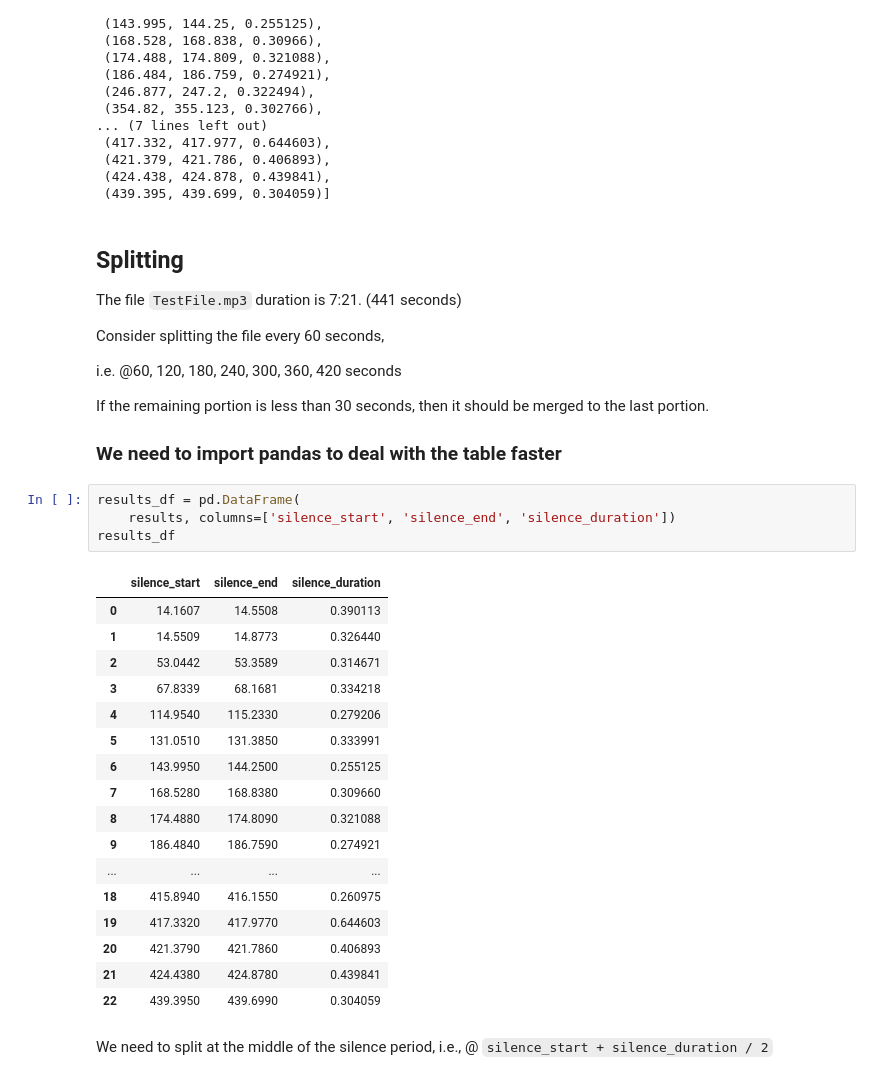
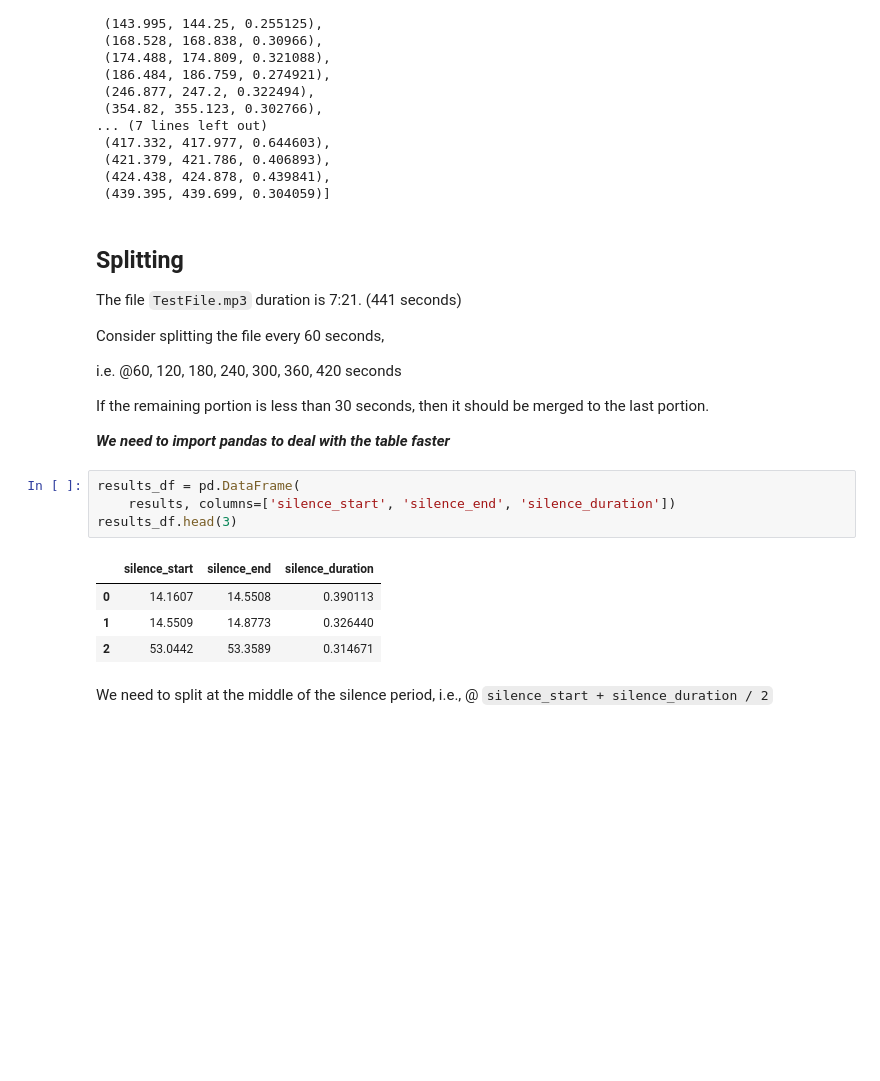
Before and after one commit to drnesr/mp3_splitter, a Jupyter notebook: Splitter.ipynb, the cells around one changed output. Saved outputs shown, nothing was run; the diff lists cells and outputs as text; blank space fills up the shorter version.

```diff
--- a/Splitter.ipynb
+++ b/Splitter.ipynb
@@ -142,29 +143,16 @@ i.e. @60, 120, 180, 240, 300, 360, 420 seconds
 
 If the remaining portion is less than 30 seconds, then it should be merged to the last portion.
 
-### We need to import pandas to deal with the table faster
+***We need to import pandas to deal with the table faster***
 # %%
 results_df = pd.DataFrame(
     results, columns=['silence_start', 'silence_end', 'silence_duration'])
-results_df
+results_df.head(3)
 # %% [output]
 |  | silence_start | silence_end | silence_duration |
 | 0 | 14.1607 | 14.5508 | 0.390113 |
 | 1 | 14.5509 | 14.8773 | 0.326440 |
 | 2 | 53.0442 | 53.3589 | 0.314671 |
-| 3 | 67.8339 | 68.1681 | 0.334218 |
-| 4 | 114.9540 | 115.2330 | 0.279206 |
-| 5 | 131.0510 | 131.3850 | 0.333991 |
-| 6 | 143.9950 | 144.2500 | 0.255125 |
-| 7 | 168.5280 | 168.8380 | 0.309660 |
-| 8 | 174.4880 | 174.8090 | 0.321088 |
-| 9 | 186.4840 | 186.7590 | 0.274921 |
-| ... | ... | ... | ... |
-| 18 | 415.8940 | 416.1550 | 0.260975 |
-| 19 | 417.3320 | 417.9770 | 0.644603 |
-| 20 | 421.3790 | 421.7860 | 0.406893 |
-| 21 | 424.4380 | 424.8780 | 0.439841 |
-| 22 | 439.3950 | 439.6990 | 0.304059 |
 # %% [markdown]
 We need to split at the middle of the silence period,
  i.e., @ `silence_start + silence_duration / 2`
```
Also changed, not shown: parts of 7 cells of this notebook.
